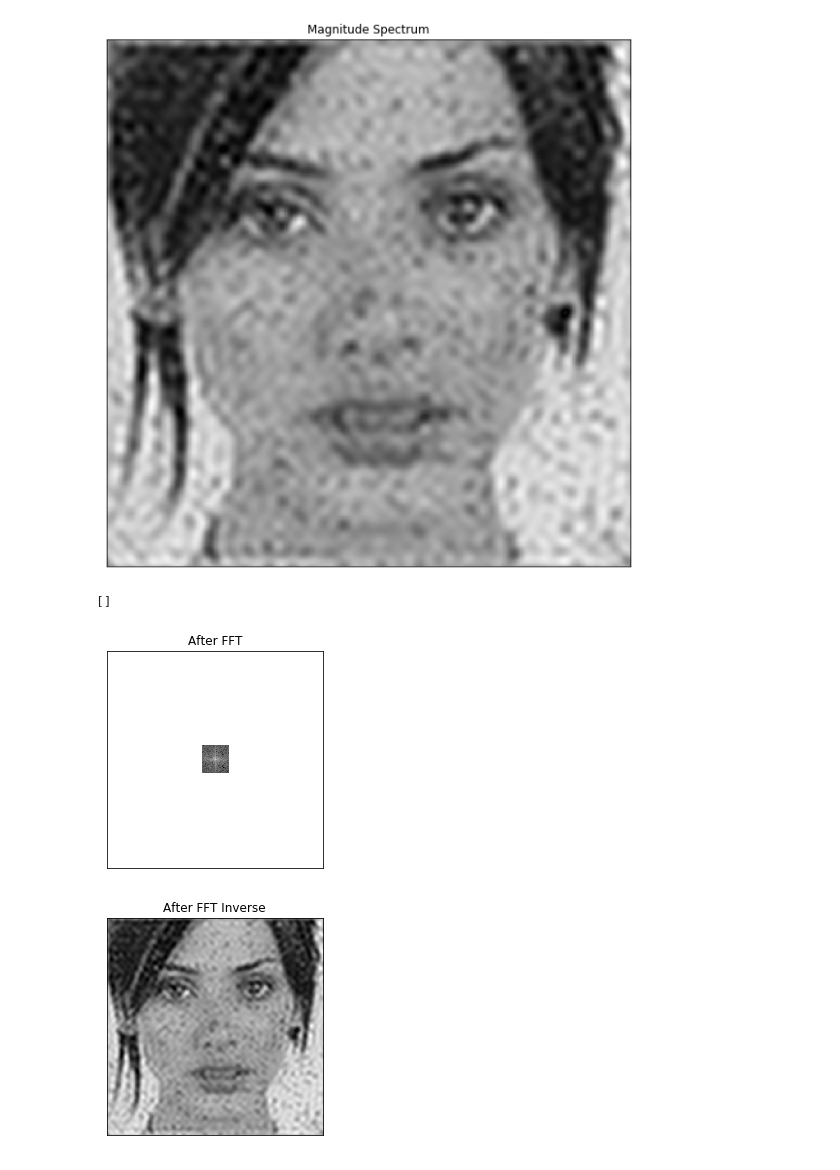
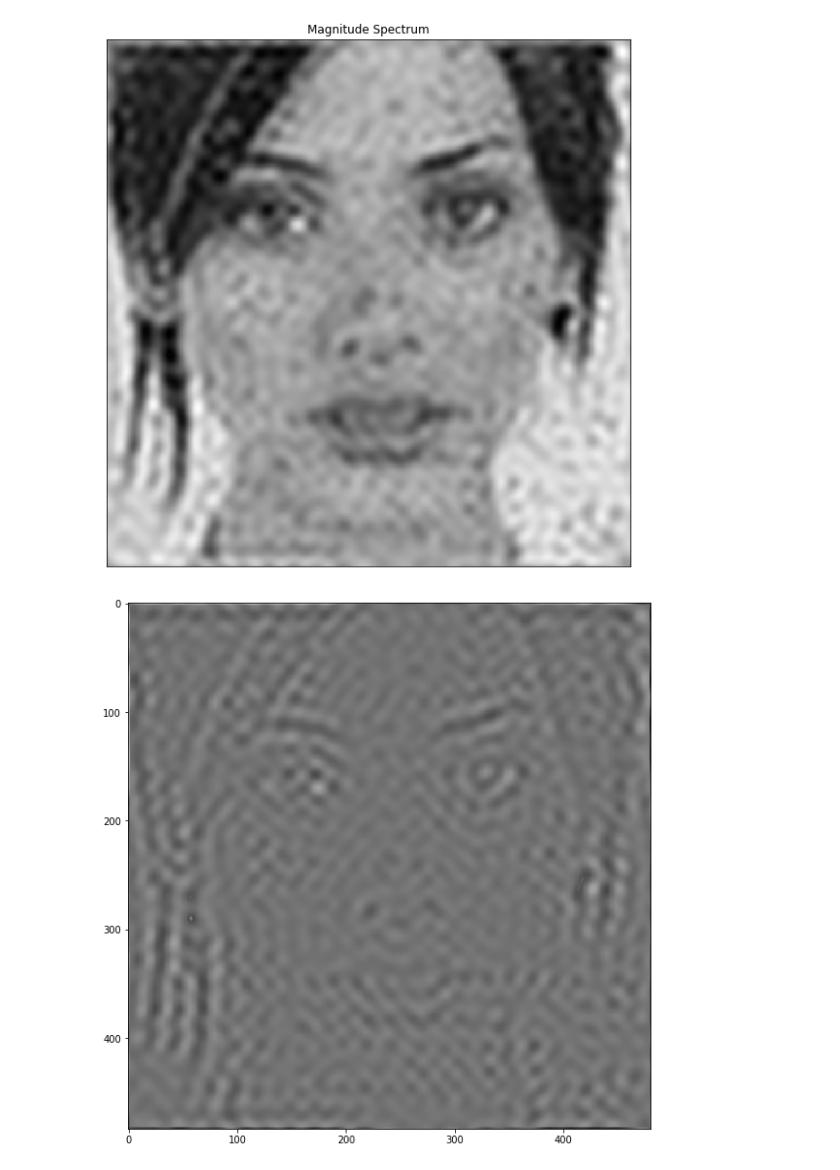
Before and after one commit to carvalheirafc/deep_learning_stuff, a Jupyter notebook: img_process/task4/question2.ipynb, the cells around one changed output. Drawn from its saved outputs; the diff is of its cells as text; code cells hidden in the pictures.

Commit message:
need to improve the low pass filters

```diff
--- a/img_process/task4/question2.ipynb
+++ b/img_process/task4/question2.ipynb
@@ -87,24 +87,16 @@ ax = plt.title('Magnitude Spectrum'), plt.xticks([]), plt.yticks([])
 plt.show()
 # %% [output]
 [figure]
-# %%
-fshift_mask_mag = 2000 * np.log(cv2.magnitude(fshift[:, :, 0], fshift[:, :, 1]))
-
-plt.subplot(),
-plt.imshow(fshift_mask_mag, cmap='gray')
-plt.title('After FFT'), plt.xticks([]), plt.yticks([])
-plt.plot()
-# %% [output]
-[]
-[figure, removed]
-# %%
-f_ishift = np.fft.ifftshift(fshift)
-img_back = cv2.idft(f_ishift)
-img_back = cv2.magnitude(img_back[:, :, 0], img_back[:, :, 1])
-
-plt.subplot()
-plt.imshow(img_back, cmap='gray')
-plt.title('After FFT Inverse'), plt.xticks([]), plt.yticks([])
-plt.show()
-# %% [output]
-[figure, removed]
+# %%
+kernel = np.array([[-1, -1, -1, -1, -1],
+                   [-1,  1,  2,  1, -1],
+                   [-1,  2,  4,  2, -1],
+                   [-1,  1,  2,  1, -1],
+                   [-1, -1, -1, -1, -1]])
+# %%
+pp = cv2.filter2D(img_low_pass,-1, kernel)
+f = plt.figure(figsize=(10, 10))
+ax = f.add_subplot(111)
+ax = plt.imshow(pp, cmap = 'gray')
+# %% [output]
+[figure, added]
```
Also changed, not shown: parts of 1 cell of this notebook.
